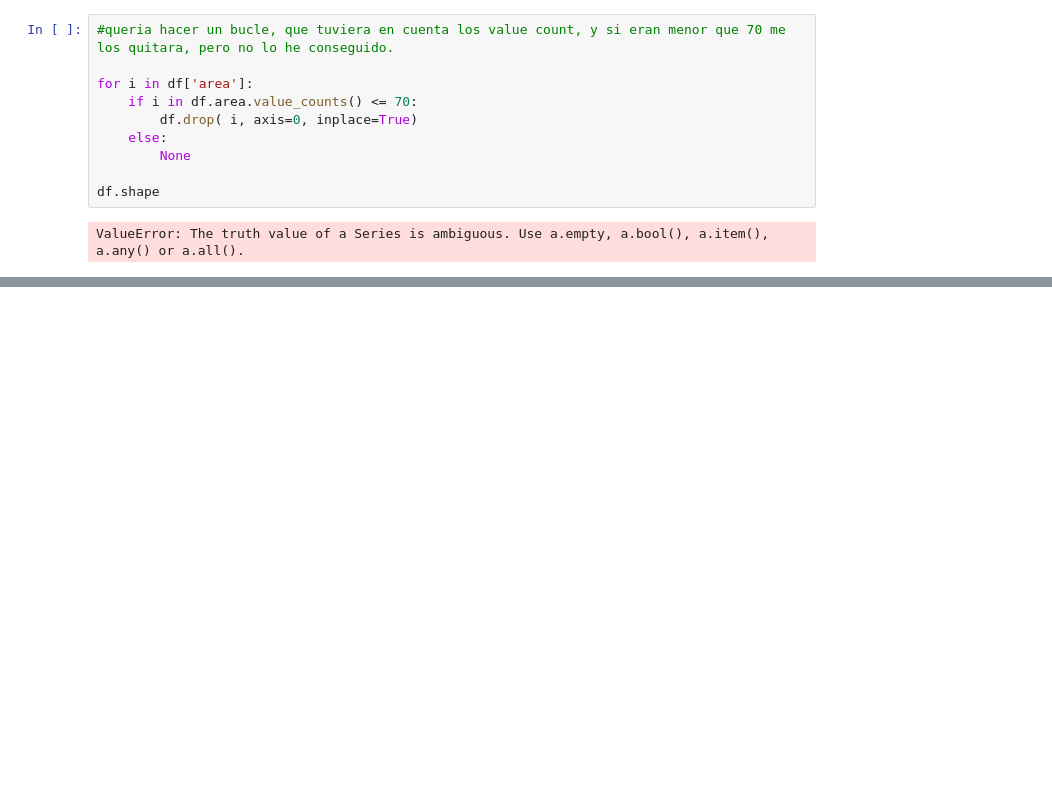
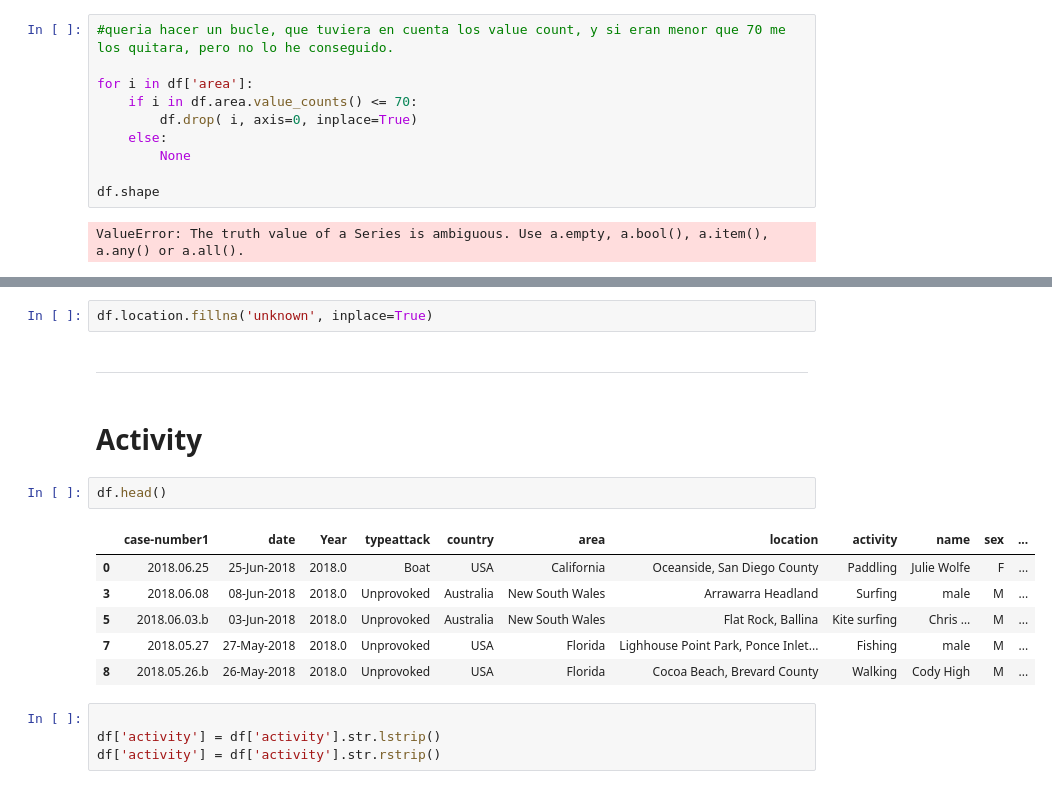
Before and after one commit to JaimeLeoz/proyecto1-sharks-, a Jupyter notebook: proyectosharks_main-1.ipynb, the cells around one changed output, grey strips where cells are left out. Cells and saved outputs as stored; diff of their text form; blank space fills up the shorter version.

```diff
--- a/proyectosharks_main-1.ipynb
+++ b/proyectosharks_main-1.ipynb
@@ -541,0 +562,19 @@ ValueError: The truth value of a Series is ambiguous. Use a.empty, a.bool(), a.i
+# %%
+df.location.fillna('unknown', inplace=True)
+# %% [markdown]
+-------------
+# %% [markdown]
+# Activity
+# %%
+df.head()
+# %% [output]
+|  | case-number1 | date | Year | typeattack | country | area | location | activity | name | sex | ... |
+| 0 | 2018.06.25 | 25-Jun-2018 | 2018.0 | Boat | USA | California | Oceanside, San Diego County | Paddling | Julie Wolfe | F | ... |
+| 3 | 2018.06.08 | 08-Jun-2018 | 2018.0 | Unprovoked | Australia | New South Wales | Arrawarra Headland | Surfing | male | M | ... |
+| 5 | 2018.06.03.b | 03-Jun-2018 | 2018.0 | Unprovoked | Australia | New South Wales | Flat Rock, Ballina | Kite surfing | Chris … | M | ... |
+| 7 | 2018.05.27 | 27-May-2018 | 2018.0 | Unprovoked | USA | Florida | Lighhouse Point Park, Ponce Inlet... | Fishing | male | M | ... |
+| 8 | 2018.05.26.b | 26-May-2018 | 2018.0 | Unprovoked | USA | Florida | Cocoa Beach, Brevard County | Walking | Cody High | M | ... |
+# %%
+
+df['activity'] = df['activity'].str.lstrip()
+df['activity'] = df['activity'].str.rstrip()
```
Also changed, not shown: parts of 21 cells of this notebook.
